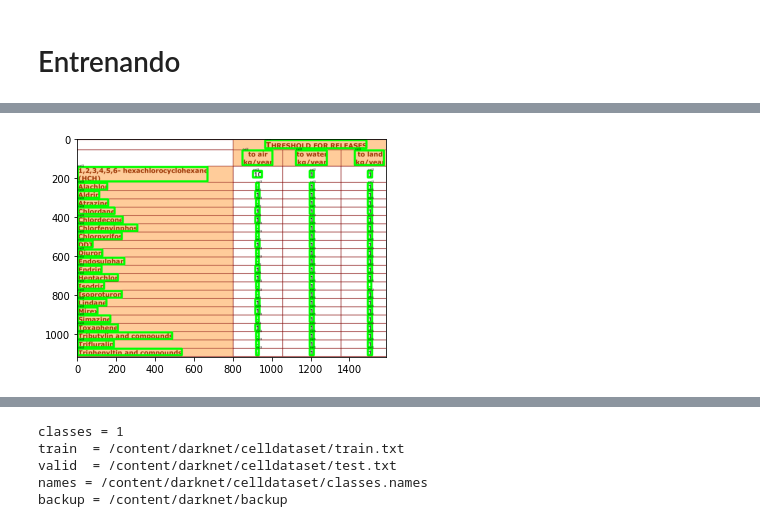
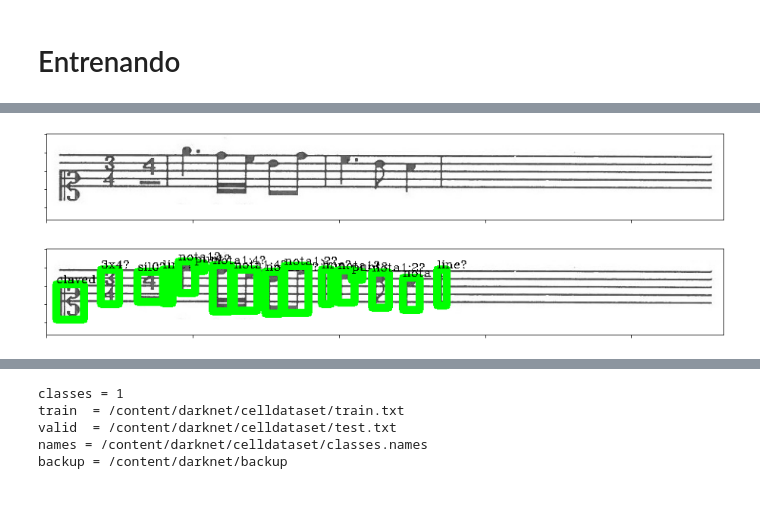
Before and after one commit to joheras/MusicaCatedralStoDomingoIER, a Jupyter notebook: Notebooks/SacarMúsica/YOLO.ipynb, the cells around one changed output, grey strips where cells are left out. Cells and saved outputs as stored; diff of their text form; code cells hidden in the pictures; blank space fills up the shorter version.

```diff
--- a/Notebooks/SacarMúsica/YOLO.ipynb
+++ b/Notebooks/SacarMúsica/YOLO.ipynb
@@ -141,11 +138,17 @@ def mostrarImagen(imagePath):
   image = cv2.imread(imagePath)
   if len(image.shape)==3:
     img2 = image[:,:,::-1]
-    plt.imshow(img2)
+    fig, ax = plt.subplots(1,1,figsize=(16,5))
+    ax.imshow(img2,cmap=plt.cm.binary)
+    ax.xaxis.set_ticklabels([])
+    ax.yaxis.set_ticklabels([])
     plt.show()
   else:
     img2 = image
-    plt.imshow(img2,cmap='gray')
+    fig, ax = plt.subplots(1,1,figsize=(16,5))
+    ax.imshow(img2,cmap=plt.cm.binary)
+    ax.xaxis.set_ticklabels([])
+    ax.yaxis.set_ticklabels([])
     plt.show()
 
 def mostrarImagenConAnotacion(imagePath,annotationPath,classesPath):
@@ -160,5 +163,8 @@ def mostrarImagenConAnotacion(imagePath,annotationPath,classesPath):
         cv2.rectangle(image,(int((float(x)-float(w)/2)*W),int((float(y)-float(h)/2)*H)),(int((float(x)+float(w)/2)*W),int((float(y)+float(h)/2)*H)),(0,255,0),10)
         cv2.putText(image,clases[int(c)],(int((float(x)-float(w)/2)*W),int((float(y)-float(h)/2)*H-2)),cv2.FONT_HERSHEY_COMPLEX,0.5,(0,0,0),1)
     img2 = image[:,:,::-1]
-    plt.imshow(img2)
+    fig, ax = plt.subplots(1,1,figsize=(16,5))
+    ax.imshow(img2,cmap=plt.cm.binary)
+    ax.xaxis.set_ticklabels([])
+    ax.yaxis.set_ticklabels([])
     plt.show()
@@ -171,5 +171,9 @@ mostrarImagen('celldataset/train/images/eu-001-2-4.jpg')
-# %%
-mostrarImagenConAnotacion('celldataset/train/images/eu-001-2-4.jpg','celldataset/train/images/eu-001-2-4.txt','celldataset/classes.names')
-# %% [output]
-[figure, removed]
+# %%
+mostrarImagen('/content/datasetYOLO/train/pent1001.jpg')
+# %% [output]
+[figure, added]
+# %%
+mostrarImagenConAnotacion('/content/datasetYOLO/train/pent1001.jpg','/content/datasetYOLO/train/pent1001.txt','/content/datasetYOLO/classes.names')
+# %% [output]
+[figure, added]
 # %%
```
Also changed, not shown: parts of 10 cells of this notebook.
